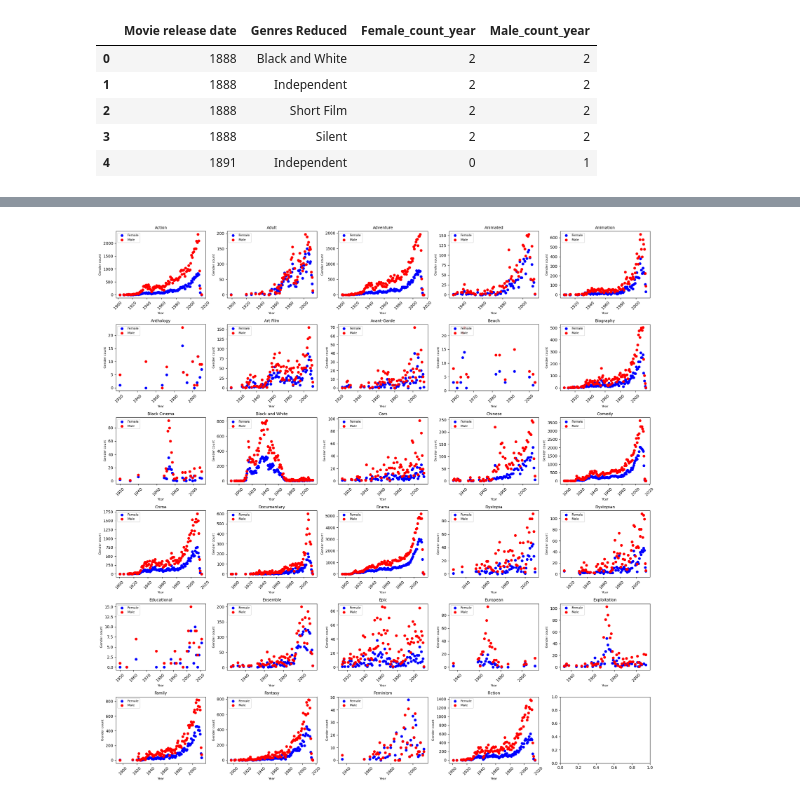
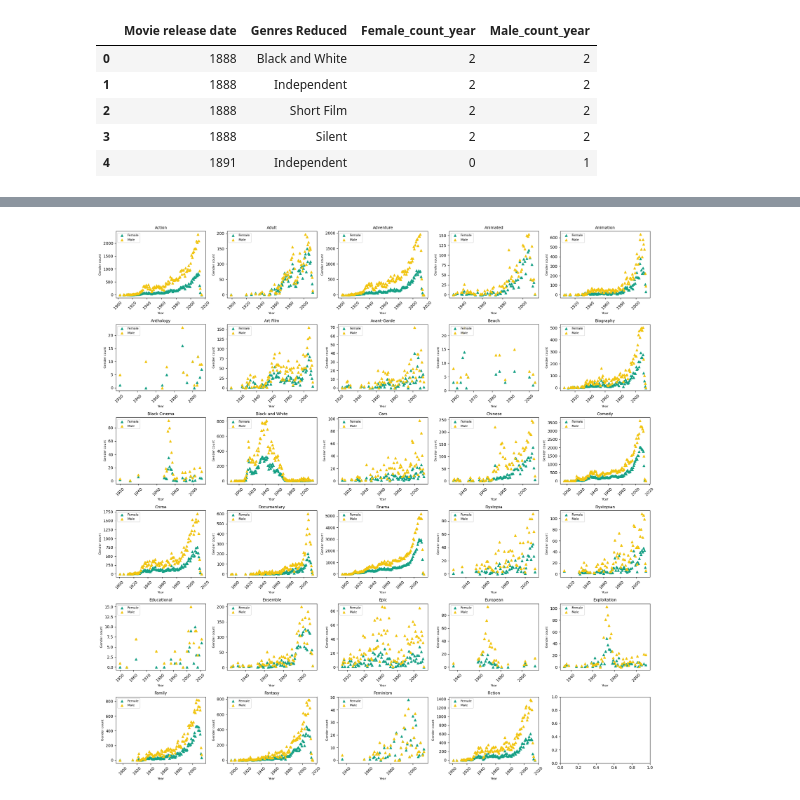
Before and after one commit to aristo6253/CS-401-ADAknow-Milestone2, a Jupyter notebook: gender_by_genre_time.ipynb, the cells around one changed output, grey strips where cells are left out. Cells and saved outputs as stored; diff of their text form; code cells hidden in the pictures.

```diff
--- a/gender_by_genre_time.ipynb
+++ b/gender_by_genre_time.ipynb
@@ -193,24 +193,24 @@ character_meta_genre_year_final.head()
 # %%
 # Make function to create plot for subset of genres because we have 77 of them
 def plot_genres(data, start_idx, end_idx):
     fig, axs = plt.subplots(nrows=6, ncols=5, figsize=(20,20))
     plt.subplots_adjust(hspace=0.5, wspace=0.5)
 
     for (idx, row), ax in zip(data.iloc[start_idx:end_idx].iterrows(), axs.flatten()):
-        ax.scatter(row['Release_date_list'], row['F_count_list'], color='blue', label='Female')
-        ax.scatter(row['Release_date_list'], row['M_count_list'], color='red', label='Male')
+        ax.scatter(row['Release_date_list'], row['F_count_list'], color='#16A085', label='Female', marker = '^')
+        ax.scatter(row['Release_date_list'], row['M_count_list'], color='#F1C40F', label='Male', marker = '^')
         ax.set_title(row['Genres Reduced'], fontsize=10)
         ax.set_xlabel('Year', fontsize=8)
         ax.set_ylabel('Gender count', fontsize=8)
         ax.tick_params(axis='x', rotation=45)
         ax.legend(loc='upper left', fontsize=8)
 
     plt.tight_layout()
     plt.show()
 
 plot_1 = plot_genres(character_meta_genre_year_final, 0, 29)
 # %% [output]
-[figure, old version]
+[figure, new version]
 # %%
 plot_2 = plot_genres(character_meta_genre_year_final, 30, 60)
 # %% [output]
```
Also changed, not shown: parts of 17 cells of this notebook.
